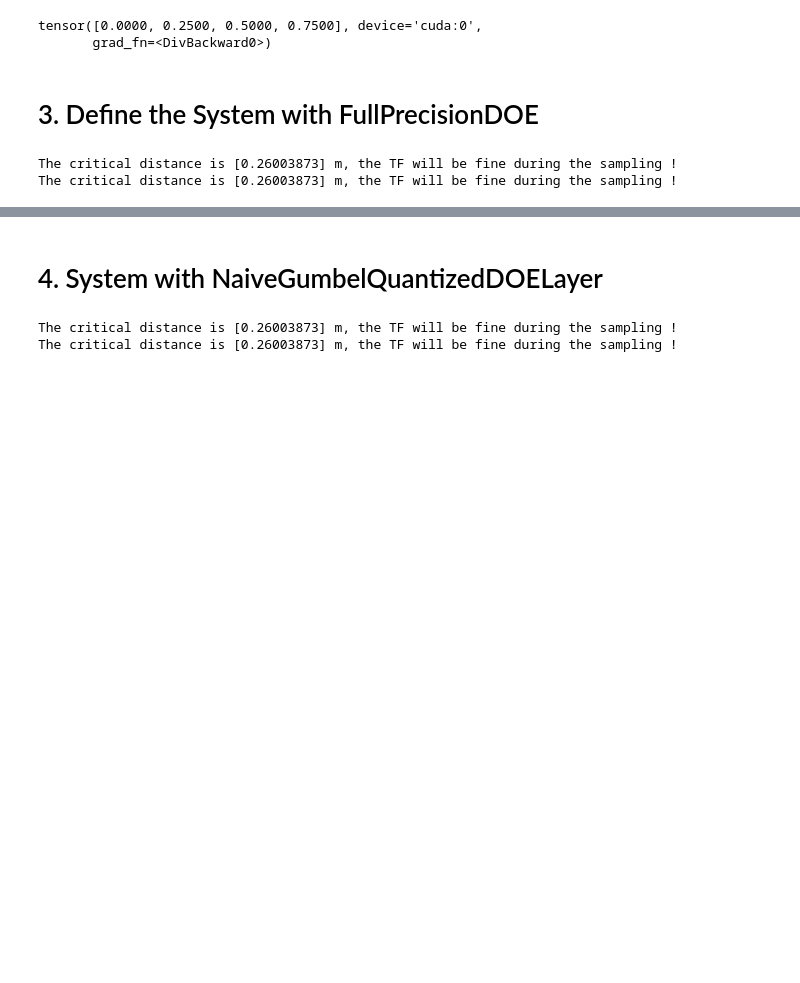
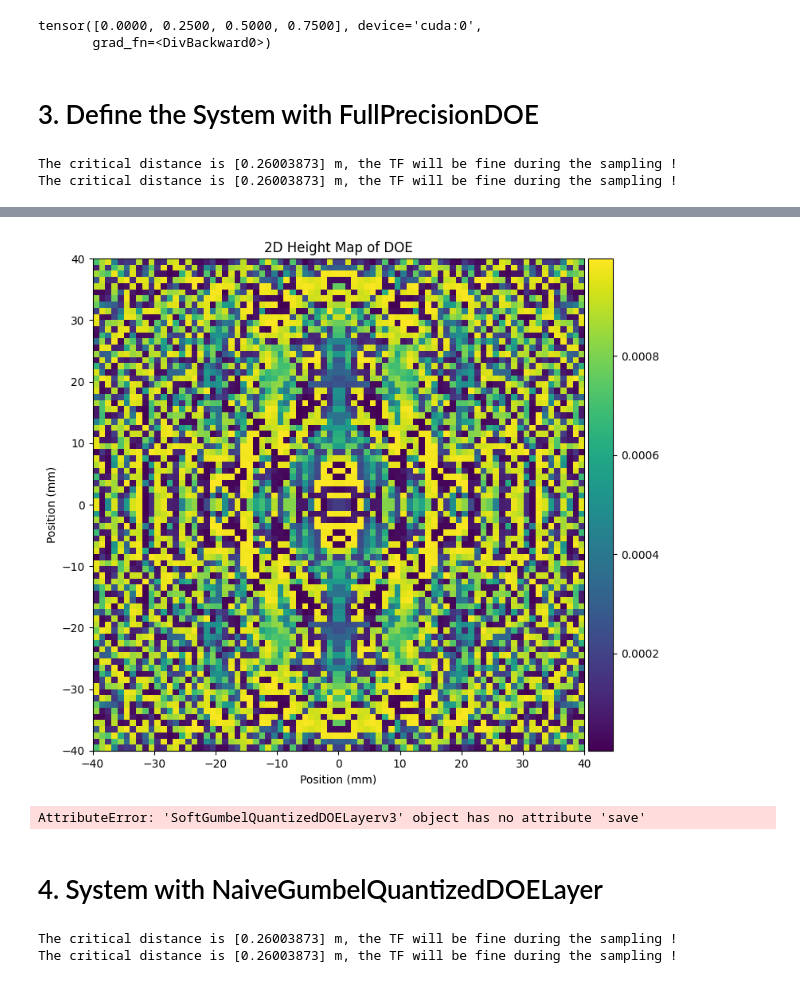
Before and after one commit to sihan-shao/QuantizationAwareTHzDOE, a Jupyter notebook: experiment_four_focal_spots.ipynb, the cells around one changed output, grey strips where cells are left out. Saved outputs shown, nothing was run; the diff lists cells and outputs as text; code cells hidden in the pictures; blank space fills up the shorter version.

```diff
--- a/experiment_four_focal_spots.ipynb
+++ b/experiment_four_focal_spots.ipynb
@@ -433,3 +437,11 @@ setup.doe.visualize(figsize=(8,8))
+# %%
+setup.doe.visualize(figsize=(8,8), crop_size=[80, 80])
+# %% [output]
+[figure, added]
+# %%
+best_setup.doe.save(crop_size=[80, 80])
+# %% [output]
+AttributeError: 'SoftGumbelQuantizedDOELayerv3' object has no attribute 'save'
 # %% [markdown]
 # 4. System with NaiveGumbelQuantizedDOELayer
 # %%
```
Also changed, not shown: parts of 14 cells of this notebook, 2 other files.
